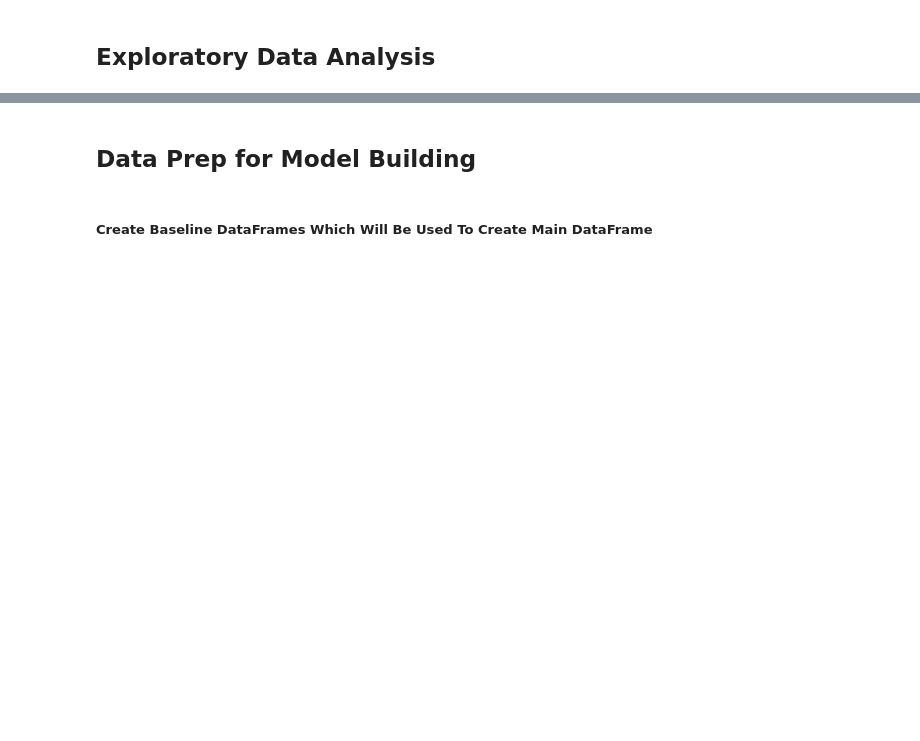
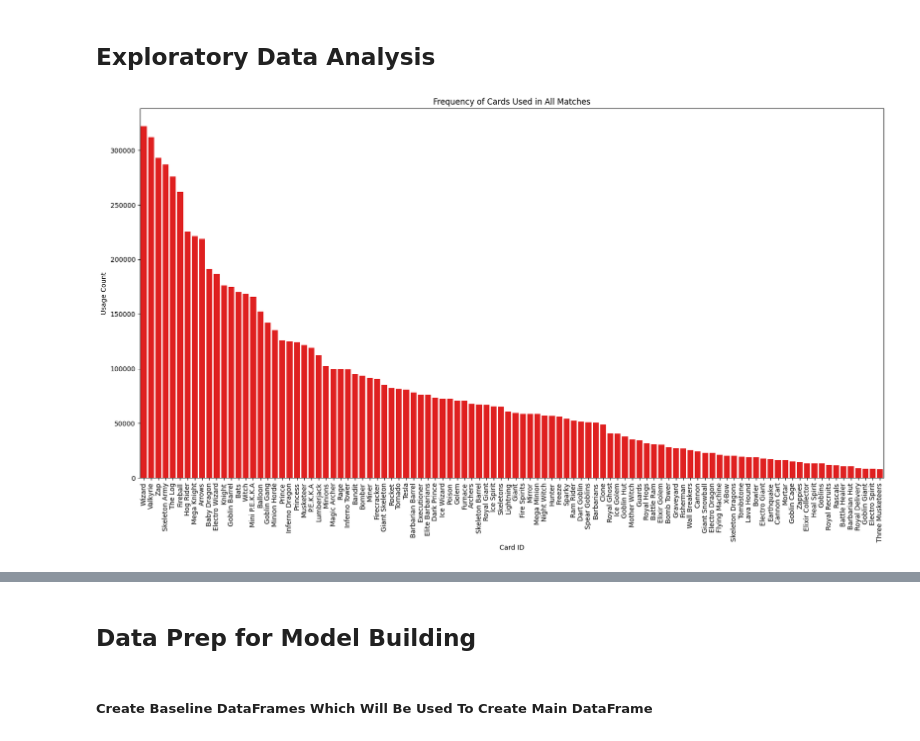
Before and after one commit to carlog1566/Data-Royale, a Jupyter notebook: main.ipynb, the cells around one changed output, grey strips where cells are left out. Saved outputs shown, nothing was run; the diff lists cells and outputs as text; code cells hidden in the pictures; blank space fills up the shorter version.

Commit message:
bar plot card levels

```diff
--- a/main.ipynb
+++ b/main.ipynb
@@ -145,16 +164,18 @@ plt.show()
 # %%
 # Bar Plot of Cards used the most
 all_cards = df[card_cols].values.flatten()
 card_counts = pd.Series(all_cards).value_counts()
 
 
-plt.figure(figsize=(14, 10))
-sns.barplot(x=card_counts.index, y=card_counts.values)
+plt.figure(figsize=(20, 10))
+sns.barplot(x=card_counts.index, y=card_counts.values, color='red')
 plt.title("Frequency of Cards Used in All Matches")
 plt.xlabel("Card ID")
 plt.ylabel("Usage Count")
 plt.xticks(rotation=90)
 plt.show()
+# %% [output]
+[figure, added]
 # %%
 # Show the ten most used cards
 top10 = card_counts.head(10)
```
Also changed, not shown: parts of 6 cells of this notebook.
